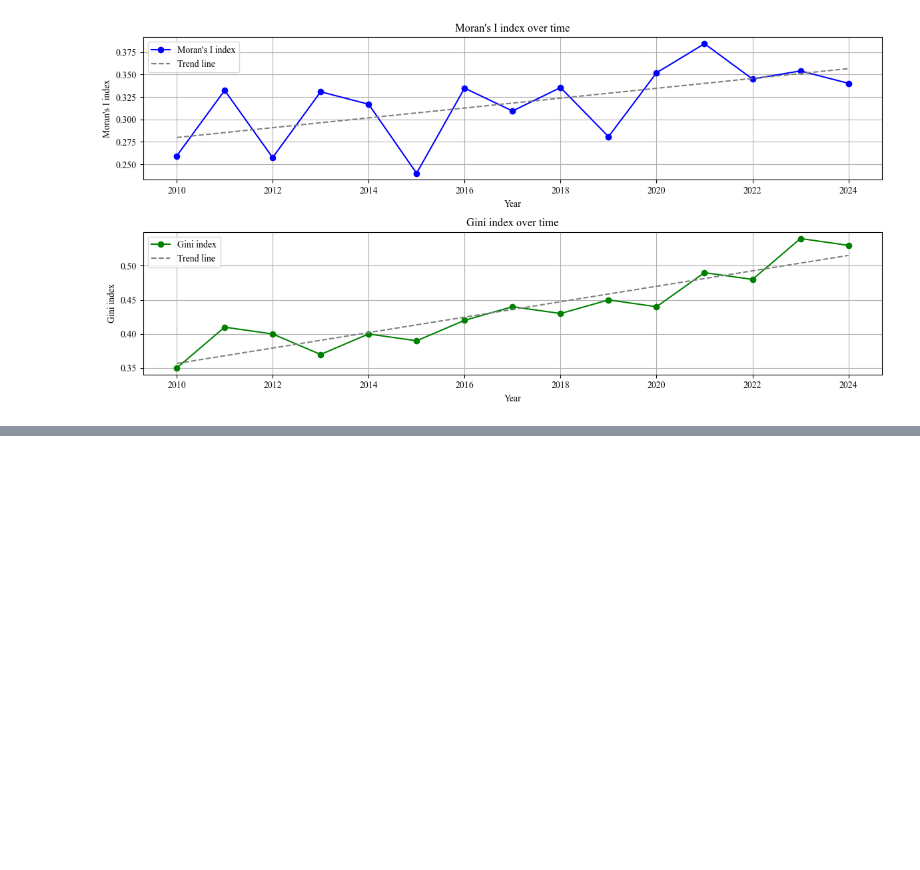
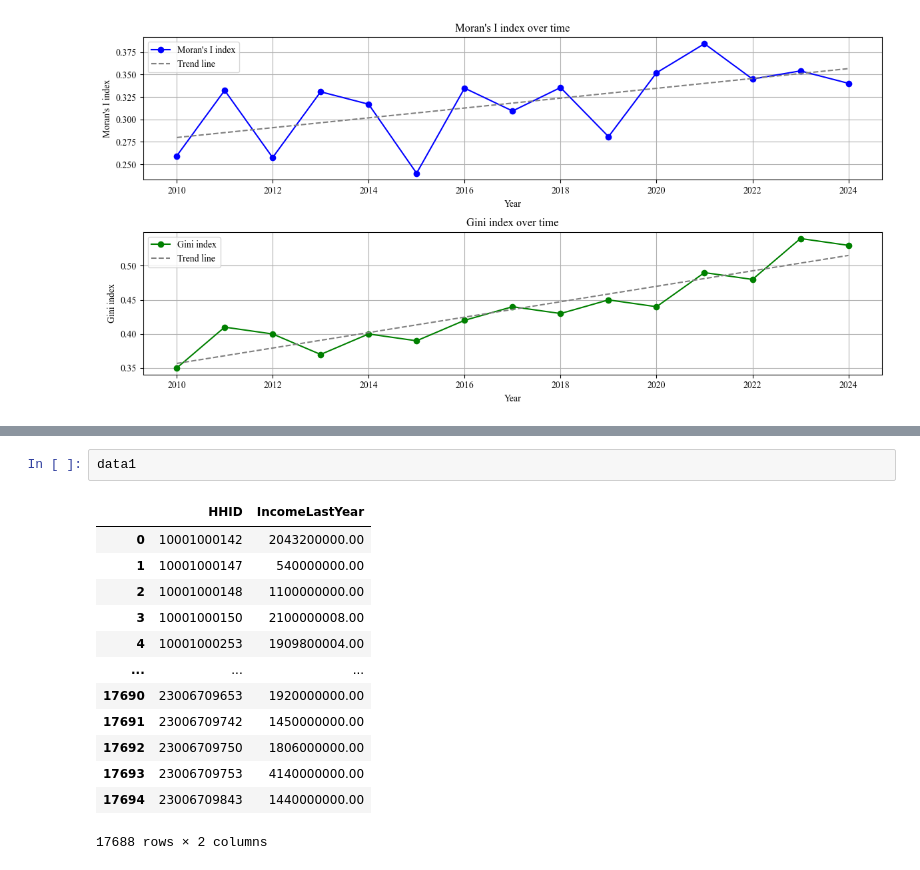
Before and after one commit to sinanarimani/energy-poverty, a Jupyter notebook: evaluation.ipynb, the cells around one changed output, grey strips where cells are left out. Saved outputs shown, nothing was run; the diff lists cells and outputs as text; blank space fills up the shorter version.

```diff
--- a/evaluation.ipynb
+++ b/evaluation.ipynb
@@ -1988,0 +2042,16 @@ plt.show()
+# %%
+data1
+# %% [output]
+|  | HHID | IncomeLastYear |
+| 0 | 10001000142 | 2043200000.00 |
+| 1 | 10001000147 | 540000000.00 |
+| 2 | 10001000148 | 1100000000.00 |
+| 3 | 10001000150 | 2100000008.00 |
+| 4 | 10001000253 | 1909800004.00 |
+| ... | ... | ... |
+| 17690 | 23006709653 | 1920000000.00 |
+| 17691 | 23006709742 | 1450000000.00 |
+| 17692 | 23006709750 | 1806000000.00 |
+| 17693 | 23006709753 | 4140000000.00 |
+| 17694 | 23006709843 | 1440000000.00 |
+17688 rows × 2 columns
```
Also changed, not shown: parts of 22 cells of this notebook.
